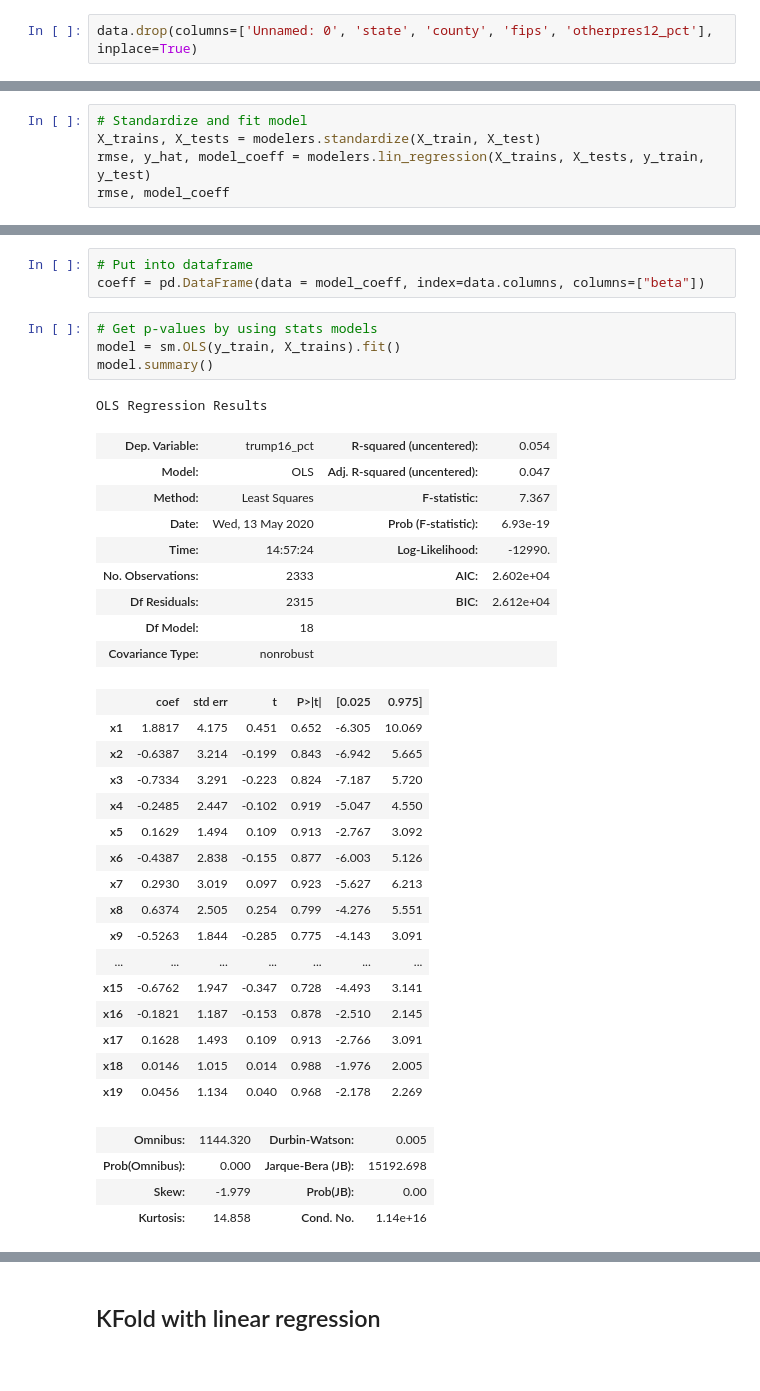
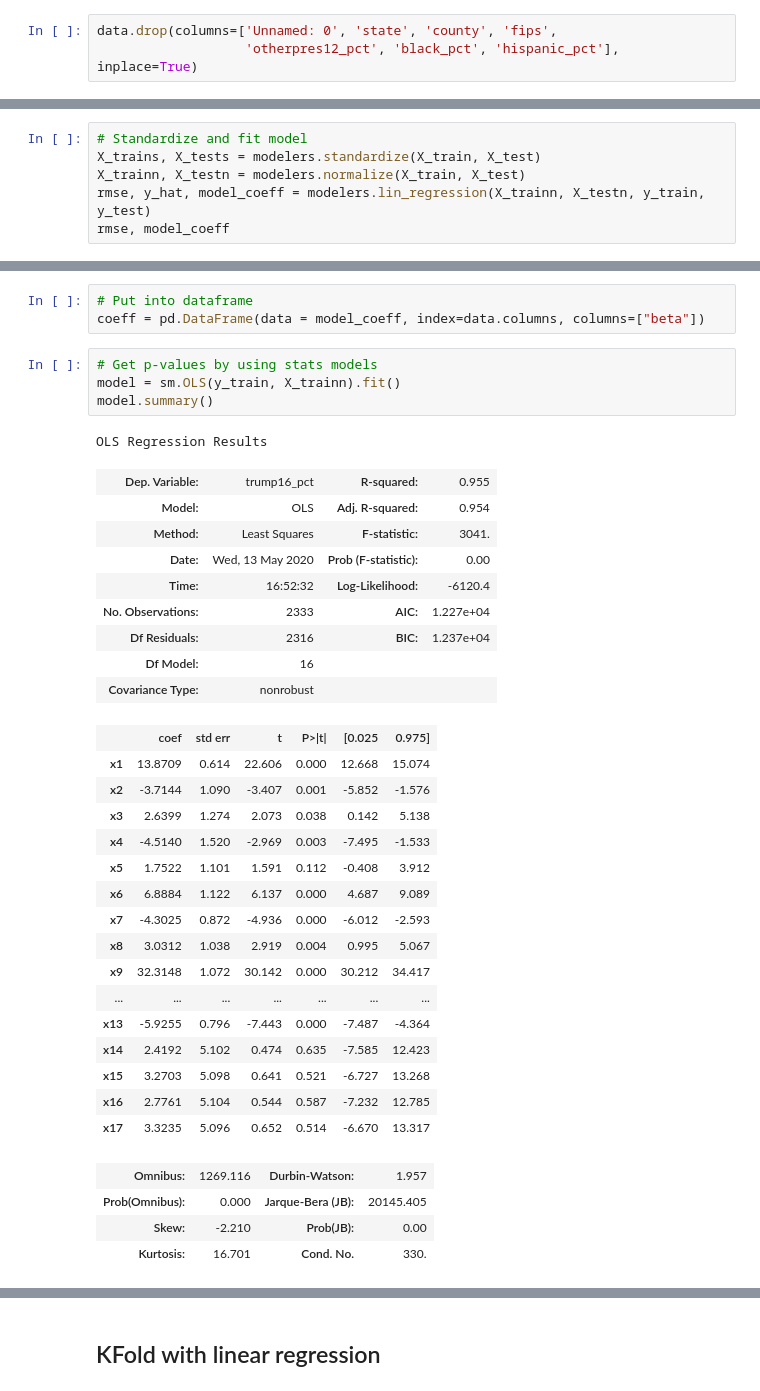
Before and after one commit to mkpetterson/2016-elections, a Jupyter notebook: Linear_regression.ipynb, the cells around one changed output, grey strips where cells are left out. Cells and saved outputs as stored; diff of their text form.

Commit message:
fixing linear regression code

```diff
--- a/Linear_regression.ipynb
+++ b/Linear_regression.ipynb
@@ -46,7 +48,8 @@ data.head()
 | 3 | 3 | Alabama | Bibb | 1007 | 74.765196 | 21.212121 | 2.223994 | 1.351232 | ... |
 | 4 | 4 | Alabama | Blount | 1009 | 87.657701 | 1.557951 | 8.727298 | 4.271801 | ... |
 # %%
-data.drop(columns=['Unnamed: 0', 'state', 'county', 'fips', 'otherpres12_pct'], inplace=True)
+data.drop(columns=['Unnamed: 0', 'state', 'county', 'fips',
+                   'otherpres12_pct', 'black_pct', 'hispanic_pct'], inplace=True)
 # %%
 # Split into metro, rural, urban
 metro = data[data['metro'] == 1]
@@ -84,6 +76,7 @@ test_idx = X_test.index.values
 # %%
 # Standardize and fit model
 X_trains, X_tests = modelers.standardize(X_train, X_test)
-rmse, y_hat, model_coeff = modelers.lin_regression(X_trains, X_tests, y_train, y_test)
+X_trainn, X_testn = modelers.normalize(X_train, X_test)
+rmse, y_hat, model_coeff = modelers.lin_regression(X_trainn, X_testn, y_train, y_test)
 rmse, model_coeff
 # %% [output]
@@ -102,38 +91,38 @@ array([69.75217115, 47.59511528, 37.99789382, ..., 73.65616675,
 coeff = pd.DataFrame(data = model_coeff, index=data.columns, columns=["beta"])
 # %%
 # Get p-values by using stats models
-model = sm.OLS(y_train, X_trains).fit()
+model = sm.OLS(y_train, X_trainn).fit()
 model.summary()
 # %% [output]
 OLS Regression Results
-| Dep. Variable: | trump16_pct | R-squared (uncentered): | 0.054 |
-| Model: | OLS | Adj. R-squared (uncentered): | 0.047 |
-| Method: | Least Squares | F-statistic: | 7.367 |
-| Date: | Wed, 13 May 2020 | Prob (F-statistic): | 6.93e-19 |
-| Time: | 14:57:24 | Log-Likelihood: | -12990. |
-| No. Observations: | 2333 | AIC: | 2.602e+04 |
-| Df Residuals: | 2315 | BIC: | 2.612e+04 |
-| Df Model: | 18 |  |  |
+| Dep. Variable: | trump16_pct | R-squared: | 0.955 |
+| Model: | OLS | Adj. R-squared: | 0.954 |
+| Method: | Least Squares | F-statistic: | 3041. |
+| Date: | Wed, 13 May 2020 | Prob (F-statistic): | 0.00 |
+| Time: | 16:52:32 | Log-Likelihood: | -6120.4 |
+| No. Observations: | 2333 | AIC: | 1.227e+04 |
+| Df Residuals: | 2316 | BIC: | 1.237e+04 |
+| Df Model: | 16 |  |  |
 | Covariance Type: | nonrobust |  |  |
 |  | coef | std err | t | P>|t| | [0.025 | 0.975] |
-| x1 | 1.8817 | 4.175 | 0.451 | 0.652 | -6.305 | 10.069 |
-| x2 | -0.6387 | 3.214 | -0.199 | 0.843 | -6.942 | 5.665 |
-| x3 | -0.7334 | 3.291 | -0.223 | 0.824 | -7.187 | 5.720 |
-| x4 | -0.2485 | 2.447 | -0.102 | 0.919 | -5.047 | 4.550 |
-| x5 | 0.1629 | 1.494 | 0.109 | 0.913 | -2.767 | 3.092 |
-| x6 | -0.4387 | 2.838 | -0.155 | 0.877 | -6.003 | 5.126 |
-| x7 | 0.2930 | 3.019 | 0.097 | 0.923 | -5.627 | 6.213 |
-| x8 | 0.6374 | 2.505 | 0.254 | 0.799 | -4.276 | 5.551 |
-| x9 | -0.5263 | 1.844 | -0.285 | 0.775 | -4.143 | 3.091 |
+| x1 | 13.8709 | 0.614 | 22.606 | 0.000 | 12.668 | 15.074 |
+| x2 | -3.7144 | 1.090 | -3.407 | 0.001 | -5.852 | -1.576 |
+| x3 | 2.6399 | 1.274 | 2.073 | 0.038 | 0.142 | 5.138 |
+| x4 | -4.5140 | 1.520 | -2.969 | 0.003 | -7.495 | -1.533 |
+| x5 | 1.7522 | 1.101 | 1.591 | 0.112 | -0.408 | 3.912 |
+| x6 | 6.8884 | 1.122 | 6.137 | 0.000 | 4.687 | 9.089 |
+| x7 | -4.3025 | 0.872 | -4.936 | 0.000 | -6.012 | -2.593 |
+| x8 | 3.0312 | 1.038 | 2.919 | 0.004 | 0.995 | 5.067 |
+| x9 | 32.3148 | 1.072 | 30.142 | 0.000 | 30.212 | 34.417 |
 | ... | ... | ... | ... | ... | ... | ... |
-| x15 | -0.6762 | 1.947 | -0.347 | 0.728 | -4.493 | 3.141 |
-| x16 | -0.1821 | 1.187 | -0.153 | 0.878 | -2.510 | 2.145 |
-| x17 | 0.1628 | 1.493 | 0.109 | 0.913 | -2.766 | 3.091 |
-| x18 | 0.0146 | 1.015 | 0.014 | 0.988 | -1.976 | 2.005 |
-| x19 | 0.0456 | 1.134 | 0.040 | 0.968 | -2.178 | 2.269 |
+| x13 | -5.9255 | 0.796 | -7.443 | 0.000 | -7.487 | -4.364 |
+| x14 | 2.4192 | 5.102 | 0.474 | 0.635 | -7.585 | 12.423 |
+| x15 | 3.2703 | 5.098 | 0.641 | 0.521 | -6.727 | 13.268 |
+| x16 | 2.7761 | 5.104 | 0.544 | 0.587 | -7.232 | 12.785 |
+| x17 | 3.3235 | 5.096 | 0.652 | 0.514 | -6.670 | 13.317 |
-| Omnibus: | 1144.320 | Durbin-Watson: | 0.005 |
-| Prob(Omnibus): | 0.000 | Jarque-Bera (JB): | 15192.698 |
-| Skew: | -1.979 | Prob(JB): | 0.00 |
-| Kurtosis: | 14.858 | Cond. No. | 1.14e+16 |
+| Omnibus: | 1269.116 | Durbin-Watson: | 1.957 |
+| Prob(Omnibus): | 0.000 | Jarque-Bera (JB): | 20145.405 |
+| Skew: | -2.210 | Prob(JB): | 0.00 |
+| Kurtosis: | 16.701 | Cond. No. | 330. |
 Warnings:
 [1] Standard Errors assume that the covariance matrix of the errors is correctly specified.
```
Also changed, not shown: parts of 16 cells of this notebook, 16 other files.
